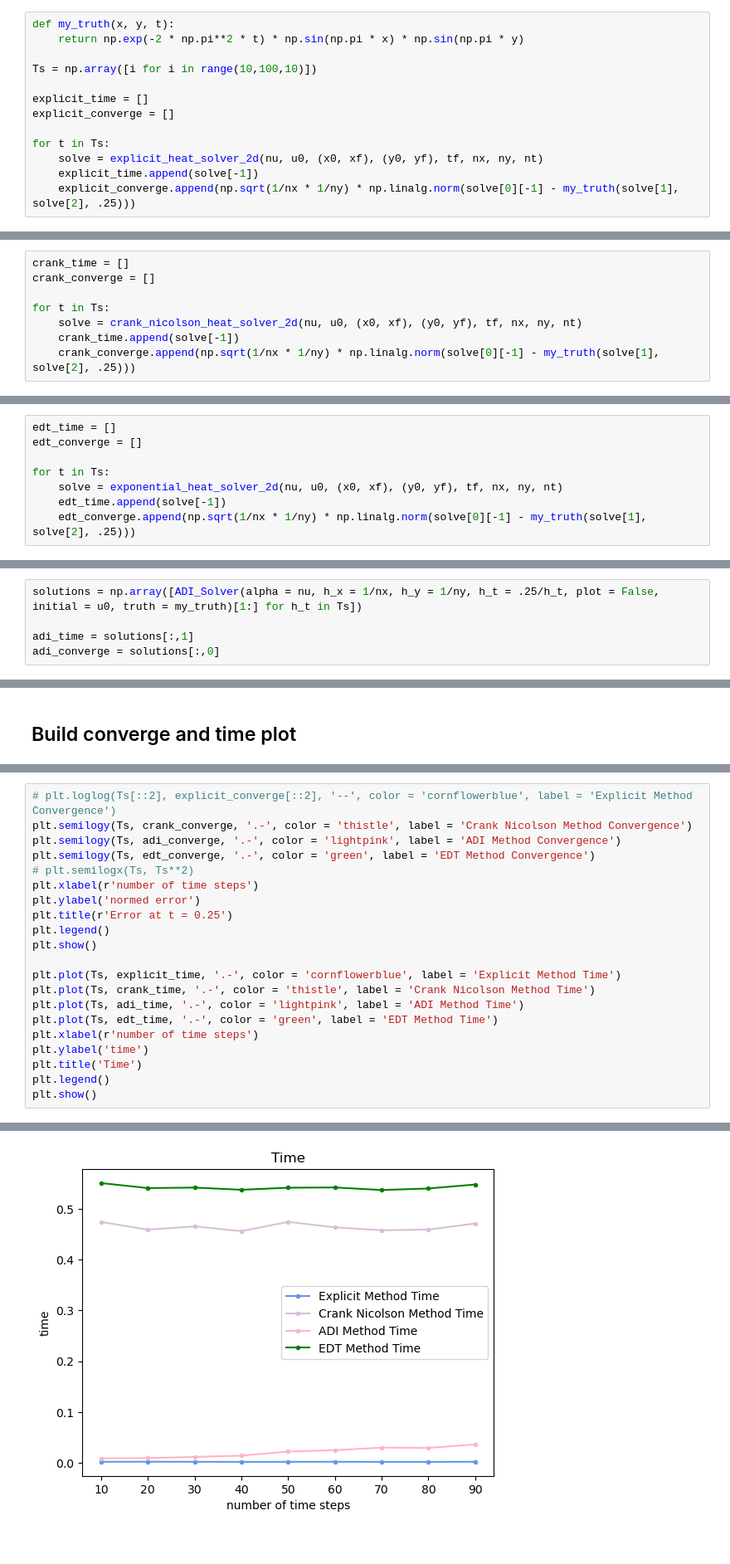
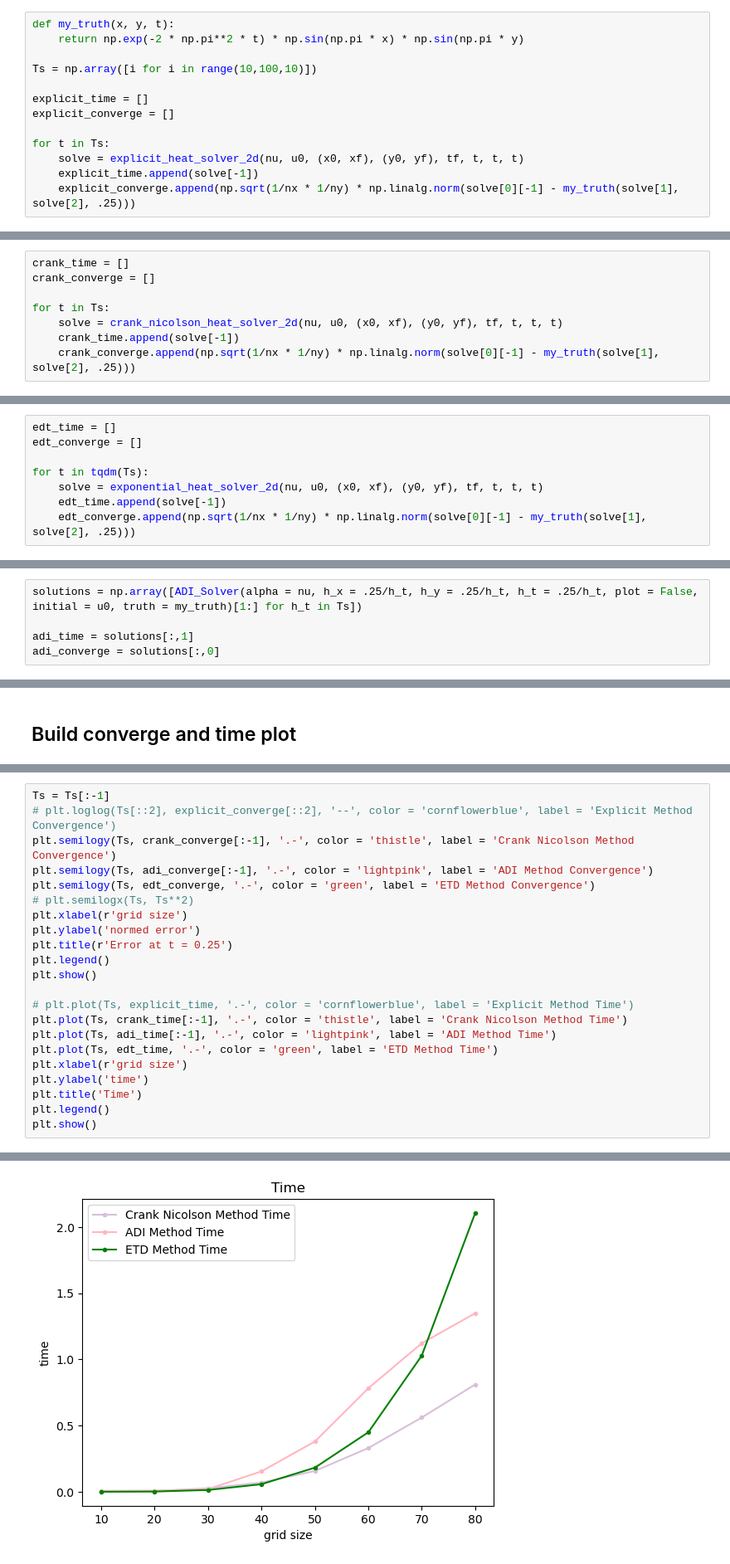
Before and after one commit to tiaraedd/Exponential_Time_Differencing, a Jupyter notebook: examples/build_animations.ipynb, the cells around one changed output, grey strips where cells are left out. Shown at 83% size. Drawn from its saved outputs; the diff is of its cells as text.

Commit message:
Adding animations and adding code to solve for ghost points

```diff
--- a/examples/build_animations.ipynb
+++ b/examples/build_animations.ipynb
@@ -81,7 +79,7 @@ explicit_time = []
 explicit_converge = []
 
 for t in Ts:
-    solve = explicit_heat_solver_2d(nu, u0, (x0, xf), (y0, yf), tf, nx, ny, nt)
+    solve = explicit_heat_solver_2d(nu, u0, (x0, xf), (y0, yf), tf, t, t, t)
     explicit_time.append(solve[-1])
     explicit_converge.append(np.sqrt(1/nx * 1/ny) * np.linalg.norm(solve[0][-1] - my_truth(solve[1], solve[2], .25)))
 # %% [markdown]
@@ -144,7 +142,7 @@ crank_time = []
 crank_converge = []
 
 for t in Ts:
-    solve = crank_nicolson_heat_solver_2d(nu, u0, (x0, xf), (y0, yf), tf, nx, ny, nt)
+    solve = crank_nicolson_heat_solver_2d(nu, u0, (x0, xf), (y0, yf), tf, t, t, t)
     crank_time.append(solve[-1])
     crank_converge.append(np.sqrt(1/nx * 1/ny) * np.linalg.norm(solve[0][-1] - my_truth(solve[1], solve[2], .25)))
 # %% [markdown]
@@ -201,7 +199,7 @@ U_edt, X, Y, t_vals, end_time = exponential_heat_solver_2d(nu, u0, (x0, xf), (y0
 edt_time = []
 edt_converge = []
 
-for t in Ts:
-    solve = exponential_heat_solver_2d(nu, u0, (x0, xf), (y0, yf), tf, nx, ny, nt)
+for t in tqdm(Ts):
+    solve = exponential_heat_solver_2d(nu, u0, (x0, xf), (y0, yf), tf, t, t, t)
     edt_time.append(solve[-1])
     edt_converge.append(np.sqrt(1/nx * 1/ny) * np.linalg.norm(solve[0][-1] - my_truth(solve[1], solve[2], .25)))
@@ -327,7 +338,7 @@ array([[0.00000000e+00, 0.00000000e+00, 0.00000000e+00, ...,
        [0.00000000e+00, 0.00000000e+00, 0.00000000e+00, ...,
         0.00000000e+00, 0.00000000e+00, 0.00000000e+00]])
 # %%
-solutions = np.array([ADI_Solver(alpha = nu, h_x = 1/nx, h_y = 1/ny, h_t = .25/h_t, plot = False, initial = u0, truth = my_truth)[1:] for h_t in Ts])
+solutions = np.array([ADI_Solver(alpha = nu, h_x = .25/h_t, h_y = .25/h_t, h_t = .25/h_t, plot = False, initial = u0, truth = my_truth)[1:] for h_t in Ts])
 
 adi_time = solutions[:,1]
 adi_converge = solutions[:,0]
@@ -401,20 +403,21 @@ array([24.82020292, 24.82020292, 24.82020292, 24.82020292, 24.82020292,
 # %%
+Ts = Ts[:-1]
 # plt.loglog(Ts[::2], explicit_converge[::2], '--', color = 'cornflowerblue', label = 'Explicit Method Convergence')
-plt.semilogy(Ts, crank_converge, '.-', color = 'thistle', label = 'Crank Nicolson Method Convergence')
-plt.semilogy(Ts, adi_converge, '.-', color = 'lightpink', label = 'ADI Method Convergence')
-plt.semilogy(Ts, edt_converge, '.-', color = 'green', label = 'EDT Method Convergence')
+plt.semilogy(Ts, crank_converge[:-1], '.-', color = 'thistle', label = 'Crank Nicolson Method Convergence')
+plt.semilogy(Ts, adi_converge[:-1], '.-', color = 'lightpink', label = 'ADI Method Convergence')
+plt.semilogy(Ts, edt_converge, '.-', color = 'green', label = 'ETD Method Convergence')
 # plt.semilogx(Ts, Ts**2)
-plt.xlabel(r'number of time steps')
+plt.xlabel(r'grid size')
 plt.ylabel('normed error')
 plt.title(r'Error at t = 0.25')
 plt.legend()
 plt.show()
 
-plt.plot(Ts, explicit_time, '.-', color = 'cornflowerblue', label = 'Explicit Method Time')
-plt.plot(Ts, crank_time, '.-', color = 'thistle', label = 'Crank Nicolson Method Time')
-plt.plot(Ts, adi_time, '.-', color = 'lightpink', label = 'ADI Method Time')
-plt.plot(Ts, edt_time, '.-', color = 'green', label = 'EDT Method Time')
-plt.xlabel(r'number of time steps')
+# plt.plot(Ts, explicit_time, '.-', color = 'cornflowerblue', label = 'Explicit Method Time')
+plt.plot(Ts, crank_time[:-1], '.-', color = 'thistle', label = 'Crank Nicolson Method Time')
+plt.plot(Ts, adi_time[:-1], '.-', color = 'lightpink', label = 'ADI Method Time')
+plt.plot(Ts, edt_time, '.-', color = 'green', label = 'ETD Method Time')
+plt.xlabel(r'grid size')
 plt.ylabel('time')
 plt.title('Time')
 plt.legend()
@@ -424,4 +427,4 @@ plt.show()
-[figure, old version]
+[figure, new version]
 # %%
 # Create 3D plot
 fig = plt.figure(figsize=(8,6))
```
Also changed, not shown: parts of 6 cells of this notebook, 11 other files.
